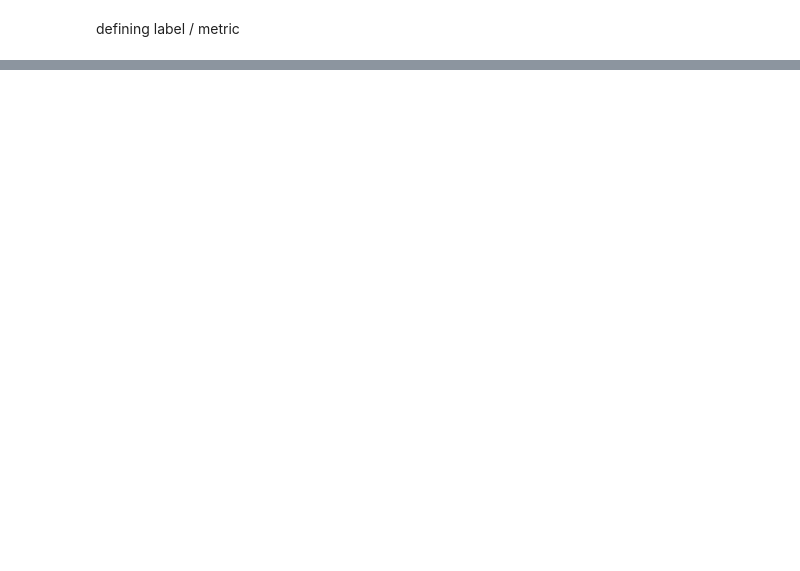
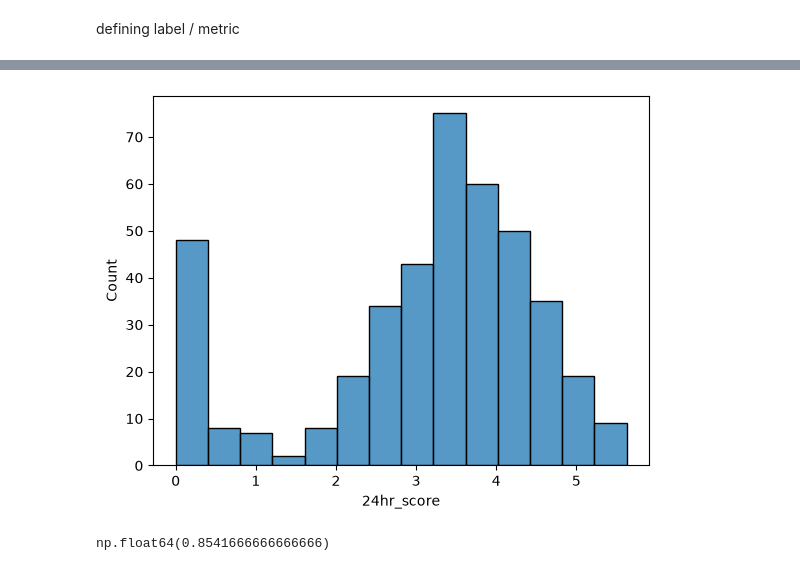
Before and after one commit to j-chowder/reddit, a Jupyter notebook: src/build_dataset/build_dataset.ipynb, the cells around one changed output, grey strips where cells are left out. Saved outputs shown, nothing was run; the diff lists cells and outputs as text; code cells hidden in the pictures; blank space fills up the shorter version.

```diff
--- a/src/build_dataset/build_dataset.ipynb
+++ b/src/build_dataset/build_dataset.ipynb
@@ -125,0 +145,8 @@ defining label / metric
+# %%
+sns.histplot(np.log1p(df_model['24hr_score']));
+# %% [output]
+[figure, added]
+# %%
+df_model[df_model['24hr_score'] == 0]['has_selftext'].mean()
+# %% [output]
+np.float64(0.8541666666666666)
```
Also changed, not shown: parts of 51 cells of this notebook.
